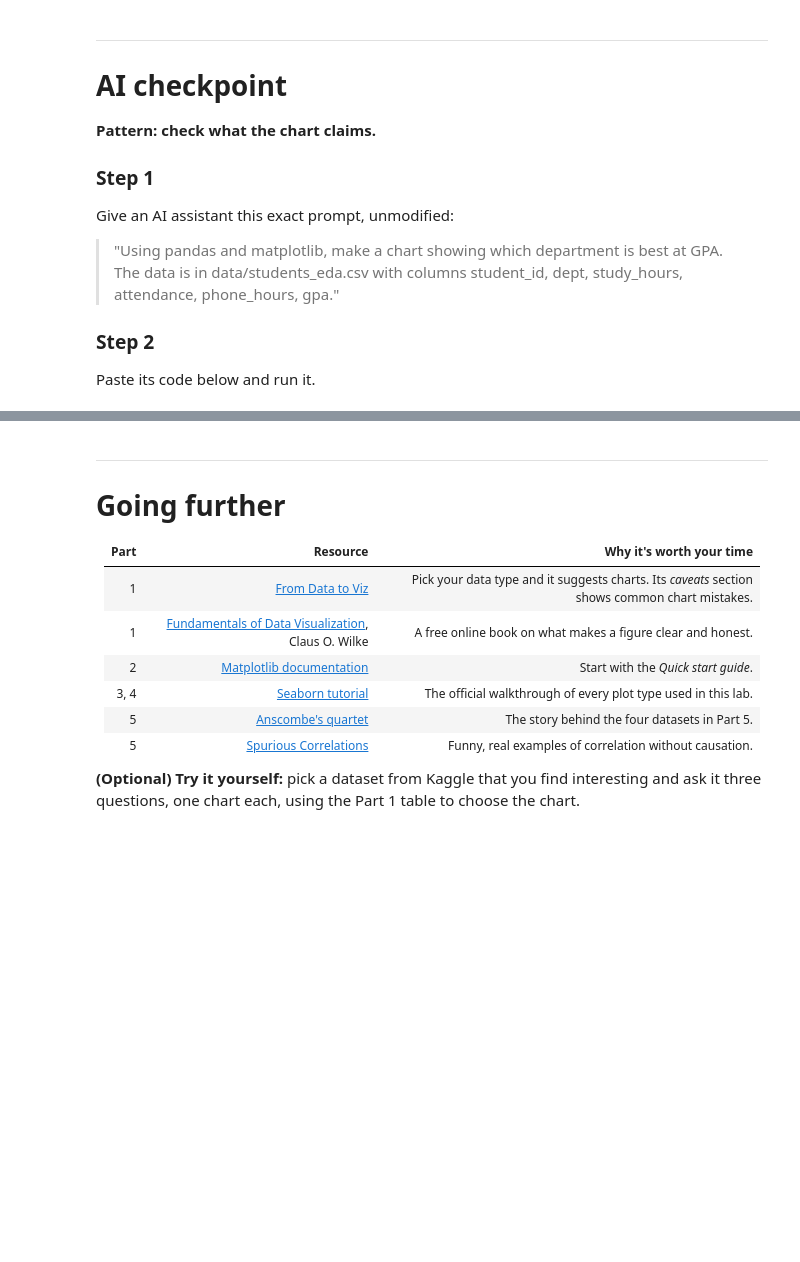
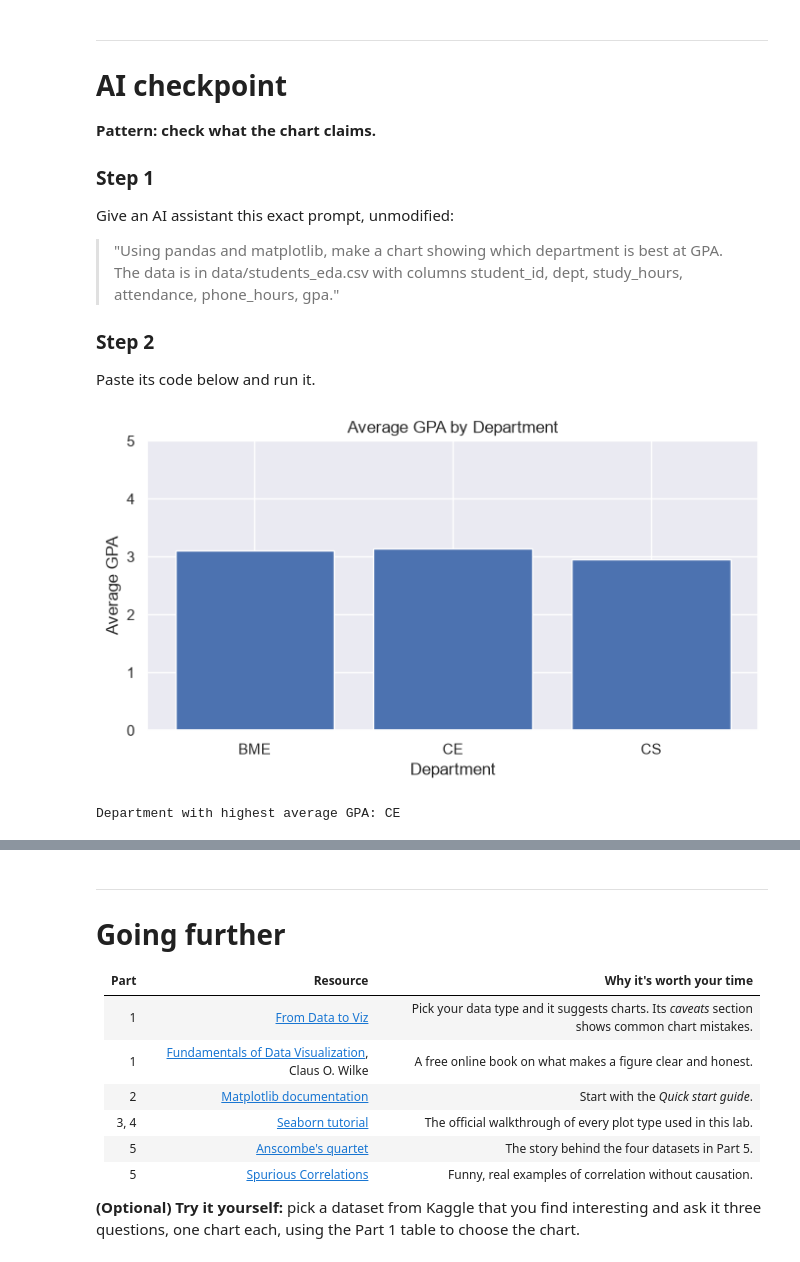
Before and after one commit to Norah-MN/arti303, a Jupyter notebook: lab06.ipynb, the cells around one changed output, grey strips where cells are left out. Saved outputs shown, nothing was run; the diff lists cells and outputs as text; code cells hidden in the pictures; blank space fills up the shorter version.

```diff
--- a/lab06.ipynb
+++ b/lab06.ipynb
@@ -578,6 +694,30 @@ Give an AI assistant this exact prompt, unmodified:
 Paste its code below and run it.
 # %%
 # Paste the AI assistant's code here and run it
+
+import pandas as pd
+import matplotlib.pyplot as plt
+
+df = pd.read_csv("data/students_eda.csv")
+
+means = df.groupby("dept")["gpa"].mean()
+
+fig, ax = plt.subplots(figsize=(7, 4))
+
+ax.bar(means.index, means.values)
+
+ax.set_title("Average GPA by Department")
+ax.set_xlabel("Department")
+ax.set_ylabel("Average GPA")
+ax.set_ylim(0, 5)
+
+plt.tight_layout()
+plt.show()
+
+print("Department with highest average GPA:", means.idxmax())
+# %% [output]
+[figure, added]
+Department with highest average GPA: CE
 # %% [markdown]
 ### Step 3: answer these in your own words
 
```
Also changed, not shown: parts of 33 cells of this notebook.
